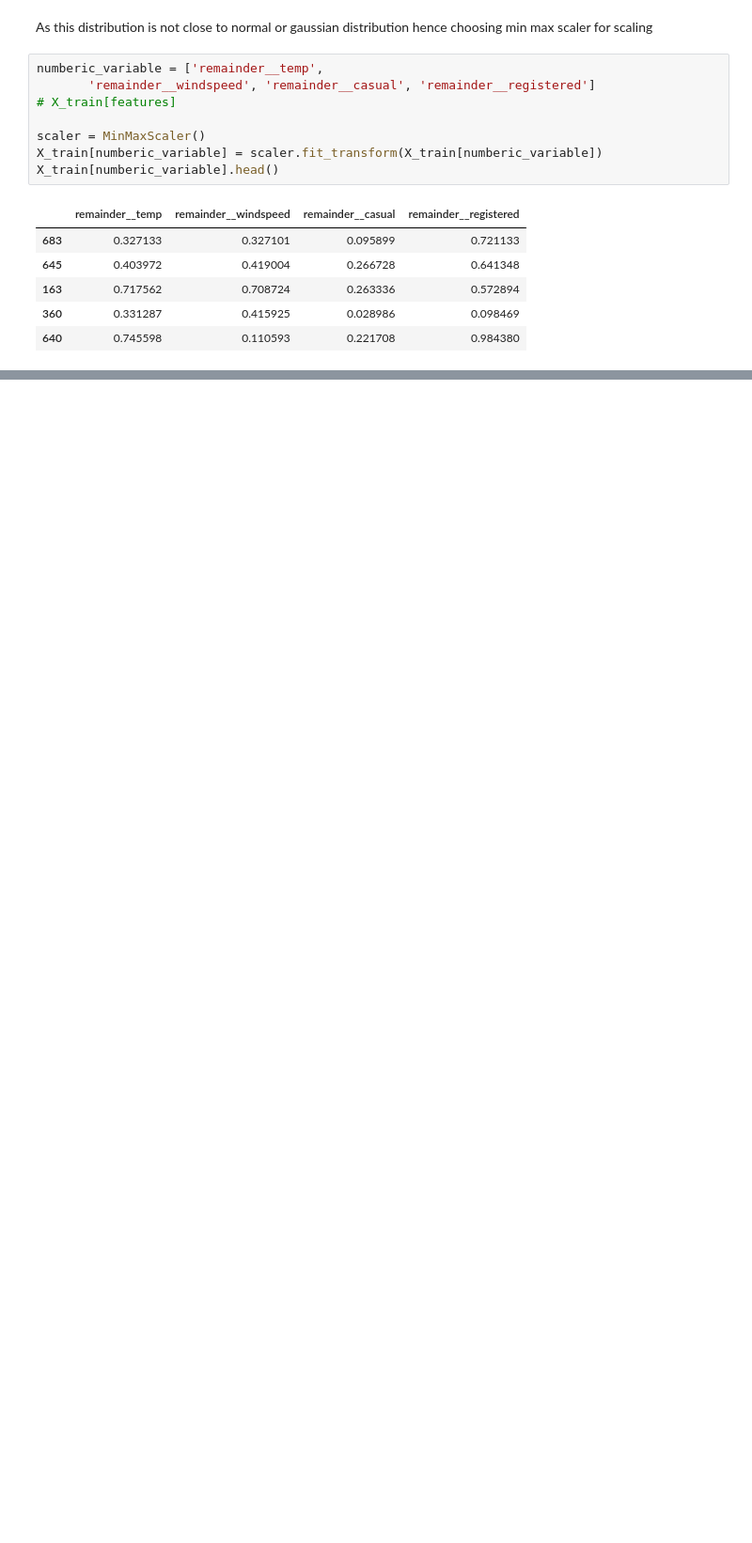
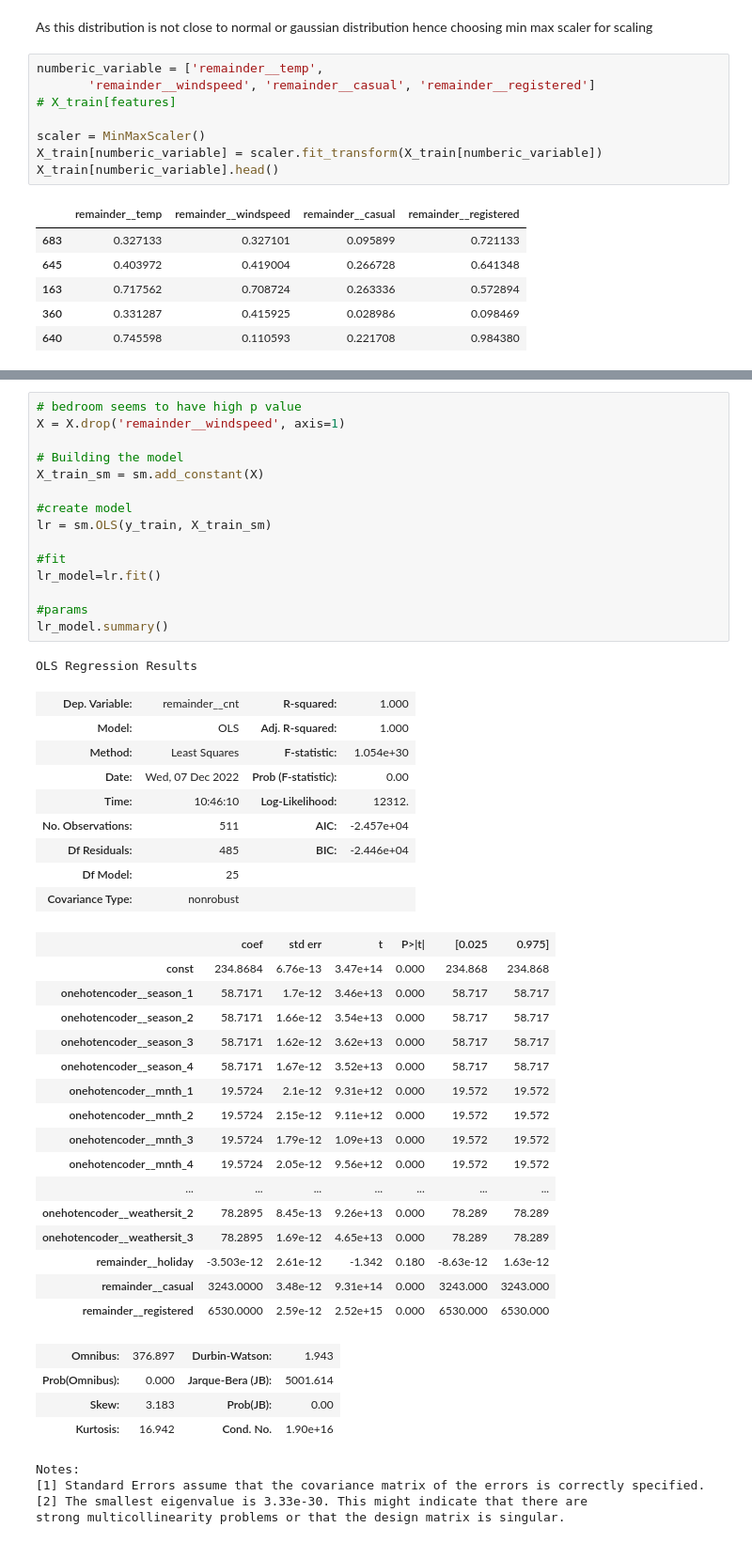
Before and after one commit to hargurjeet/Bike_Sharing_Case_Study, a Jupyter notebook: Bike_Sharing_Case_Study.ipynb, the cells around one changed output, grey strips where cells are left out. Shown at 94% size. Drawn from its saved outputs; the diff is of its cells as text; blank space fills up the shorter version.

```diff
--- a/Bike_Sharing_Case_Study.ipynb
+++ b/Bike_Sharing_Case_Study.ipynb
@@ -227,0 +465,50 @@ X_train[numberic_variable].head()
+# %%
+# bedroom seems to have high p value
+X = X.drop('remainder__windspeed', axis=1)
+
+# Building the model
+X_train_sm = sm.add_constant(X)
+
+#create model
+lr = sm.OLS(y_train, X_train_sm)
+
+#fit
+lr_model=lr.fit()
+
+#params
+lr_model.summary()
+# %% [output]
+OLS Regression Results
+| Dep. Variable: | remainder__cnt | R-squared: | 1.000 |
+| Model: | OLS | Adj. R-squared: | 1.000 |
+| Method: | Least Squares | F-statistic: | 1.054e+30 |
+| Date: | Wed, 07 Dec 2022 | Prob (F-statistic): | 0.00 |
+| Time: | 10:46:10 | Log-Likelihood: | 12312. |
+| No. Observations: | 511 | AIC: | -2.457e+04 |
+| Df Residuals: | 485 | BIC: | -2.446e+04 |
+| Df Model: | 25 |  |  |
+| Covariance Type: | nonrobust |  |  |
+|  | coef | std err | t | P>|t| | [0.025 | 0.975] |
+| const | 234.8684 | 6.76e-13 | 3.47e+14 | 0.000 | 234.868 | 234.868 |
+| onehotencoder__season_1 | 58.7171 | 1.7e-12 | 3.46e+13 | 0.000 | 58.717 | 58.717 |
+| onehotencoder__season_2 | 58.7171 | 1.66e-12 | 3.54e+13 | 0.000 | 58.717 | 58.717 |
+| onehotencoder__season_3 | 58.7171 | 1.62e-12 | 3.62e+13 | 0.000 | 58.717 | 58.717 |
+| onehotencoder__season_4 | 58.7171 | 1.67e-12 | 3.52e+13 | 0.000 | 58.717 | 58.717 |
+| onehotencoder__mnth_1 | 19.5724 | 2.1e-12 | 9.31e+12 | 0.000 | 19.572 | 19.572 |
+| onehotencoder__mnth_2 | 19.5724 | 2.15e-12 | 9.11e+12 | 0.000 | 19.572 | 19.572 |
+| onehotencoder__mnth_3 | 19.5724 | 1.79e-12 | 1.09e+13 | 0.000 | 19.572 | 19.572 |
+| onehotencoder__mnth_4 | 19.5724 | 2.05e-12 | 9.56e+12 | 0.000 | 19.572 | 19.572 |
+| ... | ... | ... | ... | ... | ... | ... |
+| onehotencoder__weathersit_2 | 78.2895 | 8.45e-13 | 9.26e+13 | 0.000 | 78.289 | 78.289 |
+| onehotencoder__weathersit_3 | 78.2895 | 1.69e-12 | 4.65e+13 | 0.000 | 78.289 | 78.289 |
+| remainder__holiday | -3.503e-12 | 2.61e-12 | -1.342 | 0.180 | -8.63e-12 | 1.63e-12 |
+| remainder__casual | 3243.0000 | 3.48e-12 | 9.31e+14 | 0.000 | 3243.000 | 3243.000 |
+| remainder__registered | 6530.0000 | 2.59e-12 | 2.52e+15 | 0.000 | 6530.000 | 6530.000 |
+| Omnibus: | 376.897 | Durbin-Watson: | 1.943 |
+| Prob(Omnibus): | 0.000 | Jarque-Bera (JB): | 5001.614 |
+| Skew: | 3.183 | Prob(JB): | 0.00 |
+| Kurtosis: | 16.942 | Cond. No. | 1.90e+16 |
+Notes:
+[1] Standard Errors assume that the covariance matrix of the errors is correctly specified.
+[2] The smallest eigenvalue is 3.33e-30. This might indicate that there are
+strong multicollinearity problems or that the design matrix is singular.
```
Also changed, not shown: parts of 14 cells of this notebook.
